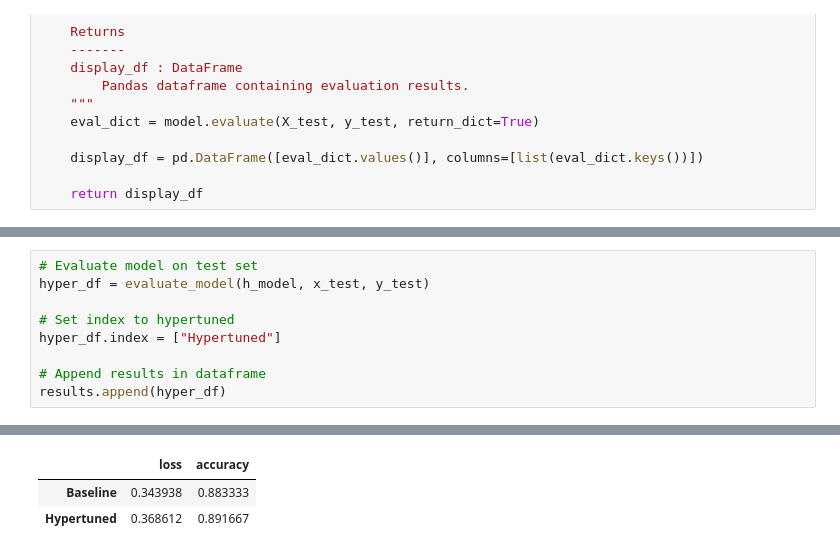
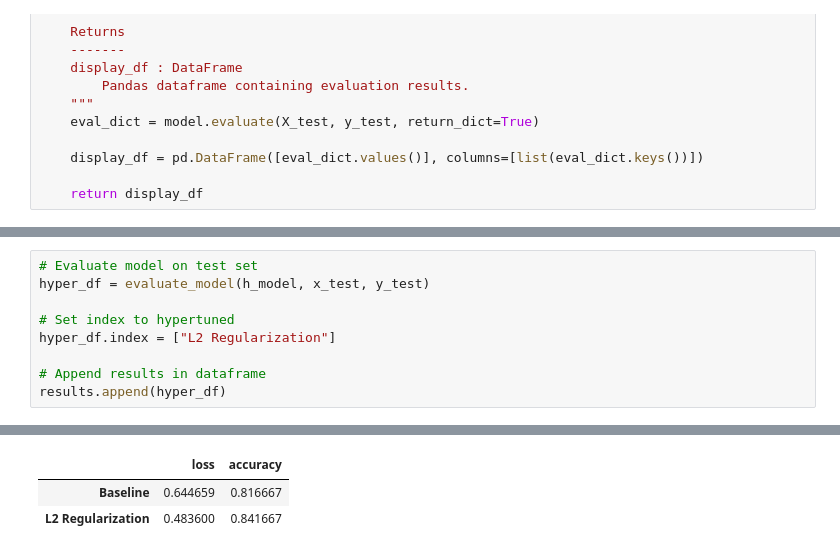
Before and after one commit to ThePiranhaGuy/hand_sign_keras, a Jupyter notebook: hand_sign_notebook.ipynb, the cells around one changed output, grey strips where cells are left out. Drawn from its saved outputs; the diff is of its cells as text.

```diff
--- a/hand_sign_notebook.ipynb
+++ b/hand_sign_notebook.ipynb
@@ -290,7 +199,7 @@ h_model.evaluate(x_test,y_test)
 hyper_df = evaluate_model(h_model, x_test, y_test)
 
 # Set index to hypertuned
-hyper_df.index = ["Hypertuned"]
+hyper_df.index = ["L2 Regularization"]
 
 # Append results in dataframe
 results.append(hyper_df)
@@ -299,3 +208,3 @@ results.append(hyper_df)
 |  | loss | accuracy |
-| Baseline | 0.343938 | 0.883333 |
-| Hypertuned | 0.368612 | 0.891667 |
+| Baseline | 0.644659 | 0.816667 |
+| L2 Regularization | 0.483600 | 0.841667 |
```
Also changed, not shown: parts of 18 cells of this notebook.
